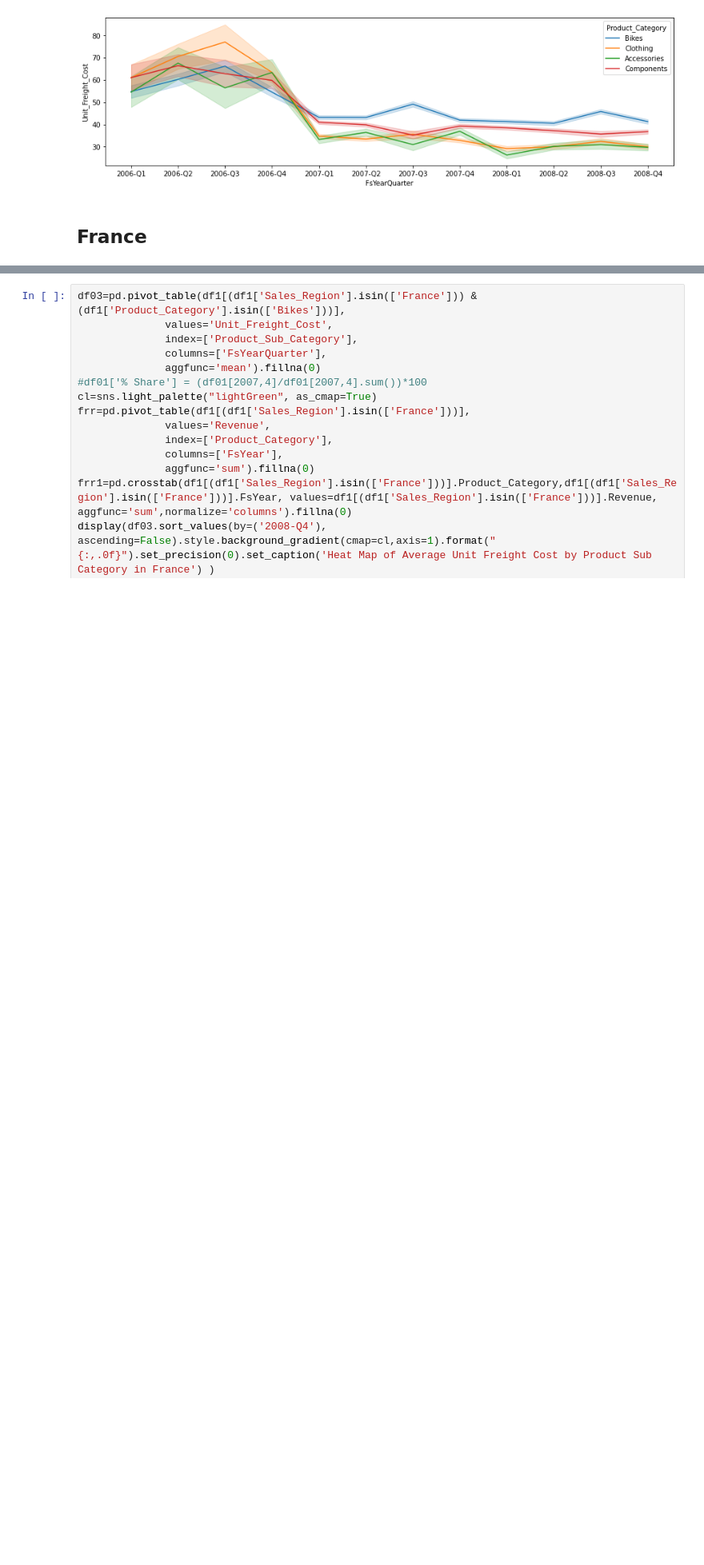
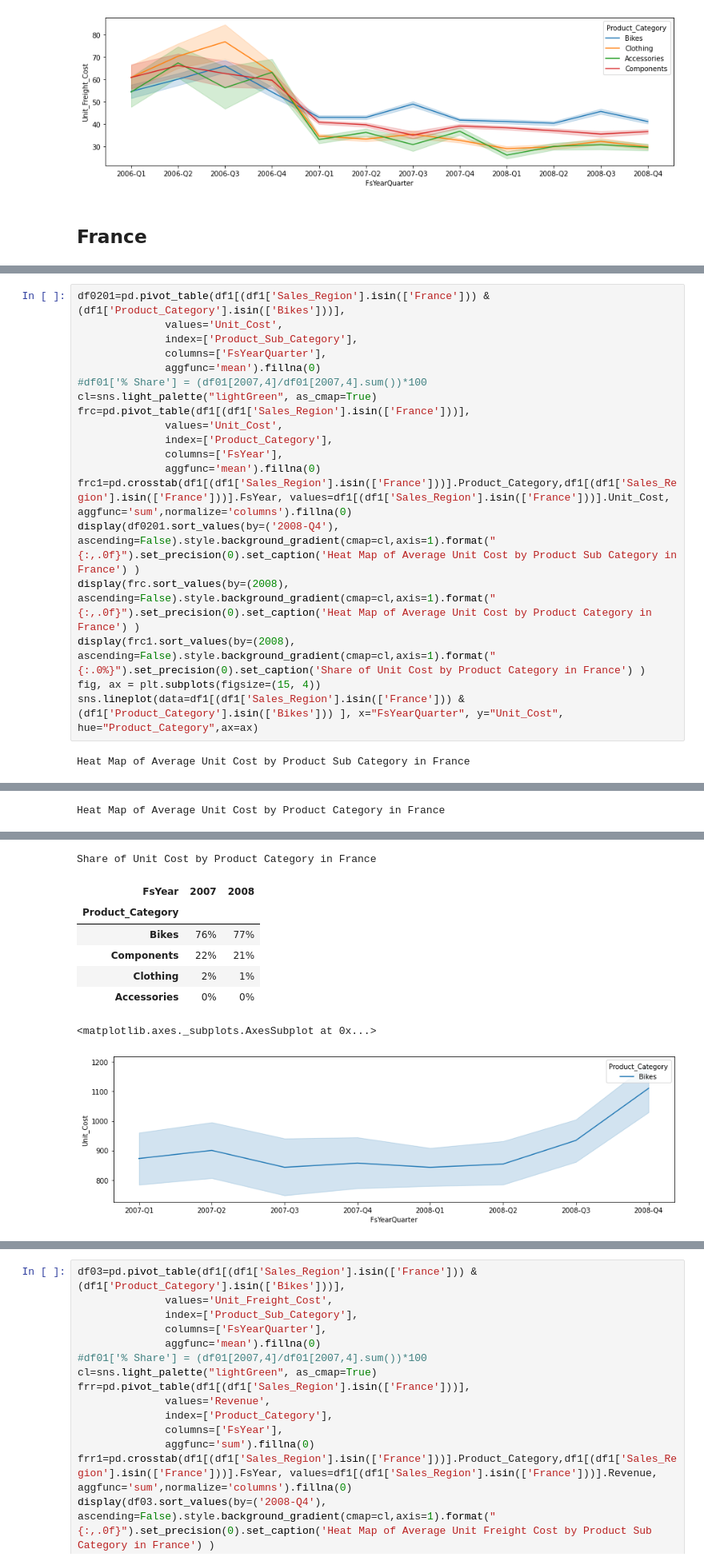
Before and after one commit to atimad/Adventure-Works-Cycles-Analysis, a Jupyter notebook: Cycles.ipynb, the cells around one changed output, grey strips where cells are left out. Shown at 80% size. Cells and saved outputs as stored; diff of their text form; blank space fills up the shorter version.

Commit message:
Added Cost calculation

```diff
--- a/Cycles.ipynb
+++ b/Cycles.ipynb
@@ -160,0 +164,21 @@ Heat Map of Average Unit Freight Cost by Product Category
+# %%
+df0201=pd.pivot_table(df1[(df1['Sales_Region'].isin(['France'])) & (df1['Product_Category'].isin(['Bikes']))],
+              values='Unit_Cost',
+              index=['Product_Sub_Category'],
+              columns=['FsYearQuarter'],
+              aggfunc='mean').fillna(0)
+#df01['% Share'] = (df01[2007,4]/df01[2007,4].sum())*100
+cl=sns.light_palette("lightGreen", as_cmap=True)
+frc=pd.pivot_table(df1[(df1['Sales_Region'].isin(['France']))],
+              values='Unit_Cost',
+              index=['Product_Category'],
+              columns=['FsYear'],
+              aggfunc='mean').fillna(0)
+frc1=pd.crosstab(df1[(df1['Sales_Region'].isin(['France']))].Product_Category,df1[(df1['Sales_Region'].isin(['France']))].FsYear, values=df1[(df1['Sales_Region'].isin(['France']))].Unit_Cost, aggfunc='sum',normalize='columns').fillna(0)
+display(df0201.sort_values(by=('2008-Q4'), ascending=False).style.background_gradient(cmap=cl,axis=1).format("{:,.0f}").set_precision(0).set_caption('Heat Map of Average Unit Cost by Product Sub Category in France') )
+display(frc.sort_values(by=(2008), ascending=False).style.background_gradient(cmap=cl,axis=1).format("{:,.0f}").set_precision(0).set_caption('Heat Map of Average Unit Cost by Product Category in France') )
+display(frc1.sort_values(by=(2008), ascending=False).style.background_gradient(cmap=cl,axis=1).format("{:.0%}").set_precision(0).set_caption('Share of Unit Cost by Product Category in France') )
+fig, ax = plt.subplots(figsize=(15, 4))
+sns.lineplot(data=df1[(df1['Sales_Region'].isin(['France'])) & (df1['Product_Category'].isin(['Bikes'])) ], x="FsYearQuarter", y="Unit_Cost", hue="Product_Category",ax=ax)
+# %% [output]
+Heat Map of Average Unit Cost by Product Sub Category in France
@@ -160,0 +190 @@ Heat Map of Average Unit Freight Cost by Product Category
+Heat Map of Average Unit Cost by Product Category in France
@@ -160,0 +197,9 @@ Heat Map of Average Unit Freight Cost by Product Category
+Share of Unit Cost by Product Category in France
+| FsYear | 2007 | 2008 |
+| Product_Category |  |  |
+| Bikes | 76% | 77% |
+| Components | 22% | 21% |
+| Clothing | 2% | 1% |
+| Accessories | 0% | 0% |
+<matplotlib.axes._subplots.AxesSubplot at 0x...>
+[figure, added]
```
Also changed, not shown: parts of 11 cells of this notebook.
